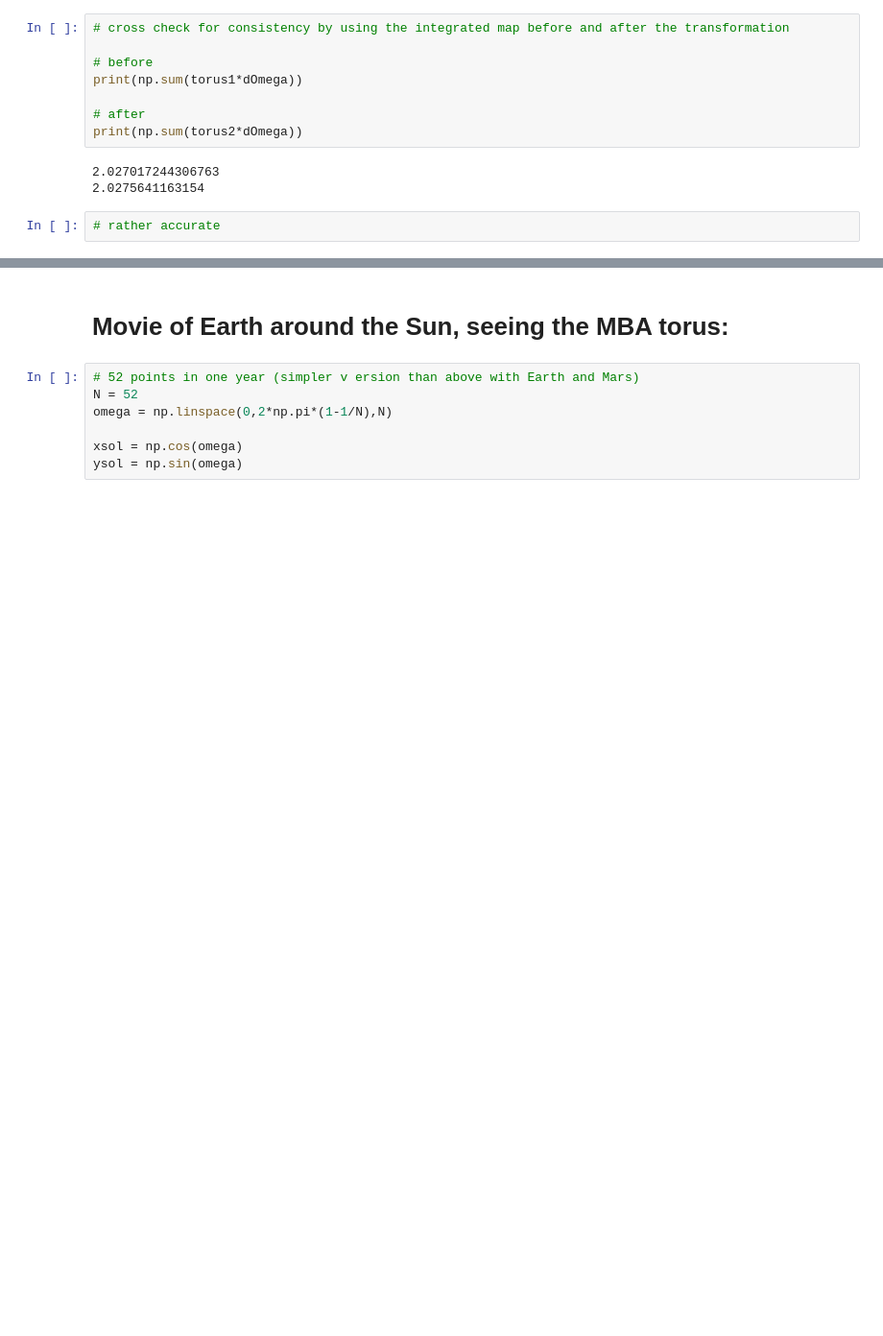
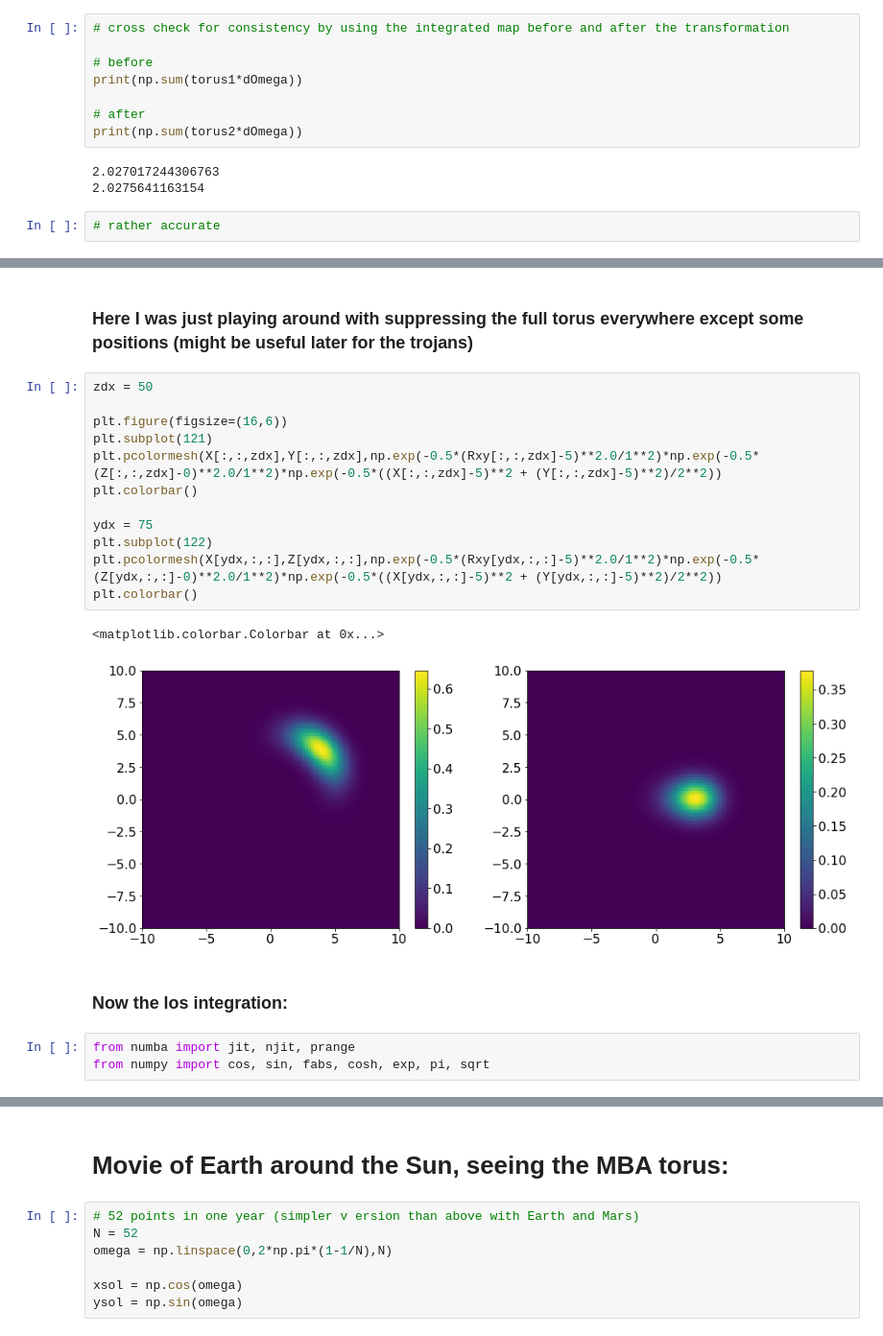
Before and after one commit to tsiegert/for-students, a Jupyter notebook: los_torus_trafo.ipynb, the cells around one changed output, grey strips where cells are left out. Shown at 96% size. Cells and saved outputs as stored; diff of their text form; blank space fills up the shorter version.

```diff
--- a/los_torus_trafo.ipynb
+++ b/los_torus_trafo.ipynb
@@ -358,0 +464,22 @@ print(np.sum(torus2*dOmega))
+# %% [markdown]
+<h3>Here I was just playing around with suppressing the full torus everywhere except some positions (might be useful later for the trojans)</h3>
+# %%
+zdx = 50
+
+plt.figure(figsize=(16,6))
+plt.subplot(121)
+plt.pcolormesh(X[:,:,zdx],Y[:,:,zdx],np.exp(-0.5*(Rxy[:,:,zdx]-5)**2.0/1**2)*np.exp(-0.5*(Z[:,:,zdx]-0)**2.0/1**2)*np.exp(-0.5*((X[:,:,zdx]-5)**2 + (Y[:,:,zdx]-5)**2)/2**2))
+plt.colorbar()
+
+ydx = 75
+plt.subplot(122)
+plt.pcolormesh(X[ydx,:,:],Z[ydx,:,:],np.exp(-0.5*(Rxy[ydx,:,:]-5)**2.0/1**2)*np.exp(-0.5*(Z[ydx,:,:]-0)**2.0/1**2)*np.exp(-0.5*((X[ydx,:,:]-5)**2 + (Y[ydx,:,:]-5)**2)/2**2))
+plt.colorbar()
+# %% [output]
+<matplotlib.colorbar.Colorbar at 0x...>
+[figure, added]
+# %% [markdown]
+<h3>Now the los integration:</h3>
+# %%
+from numba import jit, njit, prange
+from numpy import cos, sin, fabs, cosh, exp, pi, sqrt
```
Also changed, not shown: parts of 57 cells of this notebook.
